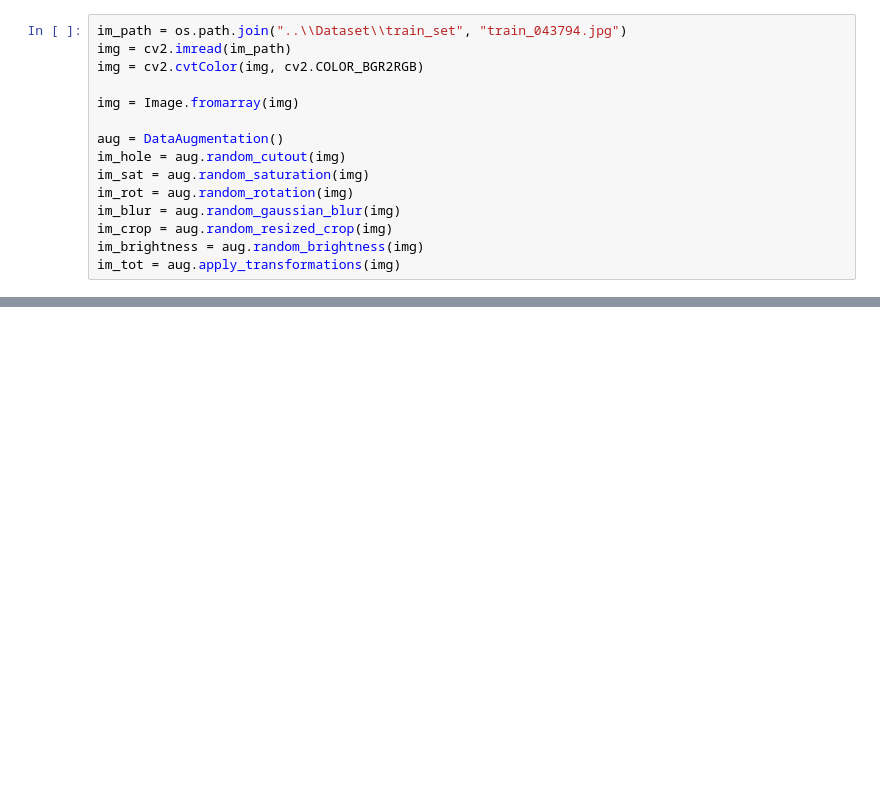
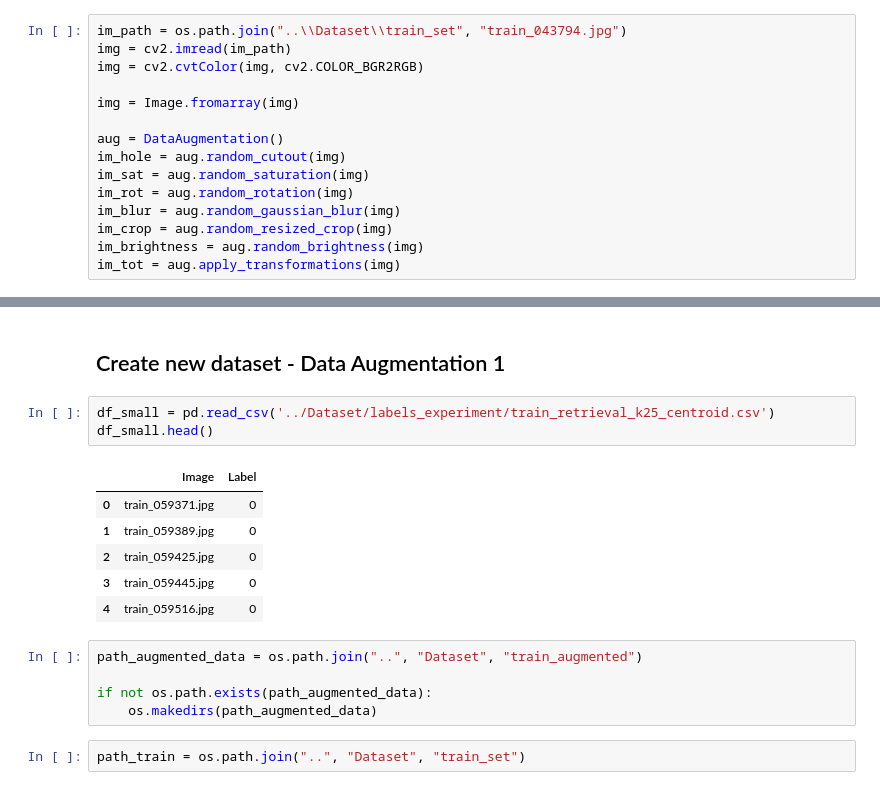
Before and after one commit to TommasoFerrario18/FoodX-251_Classification, a Jupyter notebook: Notebooks/DataAugmentation.ipynb, the cells around one changed output, grey strips where cells are left out. Cells and saved outputs as stored; diff of their text form; blank space fills up the shorter version.

Commit message:
Results data augmentation

```diff
--- a/Notebooks/DataAugmentation.ipynb
+++ b/Notebooks/DataAugmentation.ipynb
@@ -67,0 +74,19 @@ plt.show()
+# %% [markdown]
+## Create new dataset - Data Augmentation 1
+# %%
+df_small = pd.read_csv('../Dataset/labels_experiment/train_retrieval_k25_centroid.csv')
+df_small.head()
+# %% [output]
+|  | Image | Label |
+| 0 | train_059371.jpg | 0 |
+| 1 | train_059389.jpg | 0 |
+| 2 | train_059425.jpg | 0 |
+| 3 | train_059445.jpg | 0 |
+| 4 | train_059516.jpg | 0 |
+# %%
+path_augmented_data = os.path.join("..", "Dataset", "train_augmented")
+
+if not os.path.exists(path_augmented_data):
+    os.makedirs(path_augmented_data)
+# %%
+path_train = os.path.join("..", "Dataset", "train_set")
```
Also changed, not shown: parts of 7 cells of this notebook, 3 other files.
